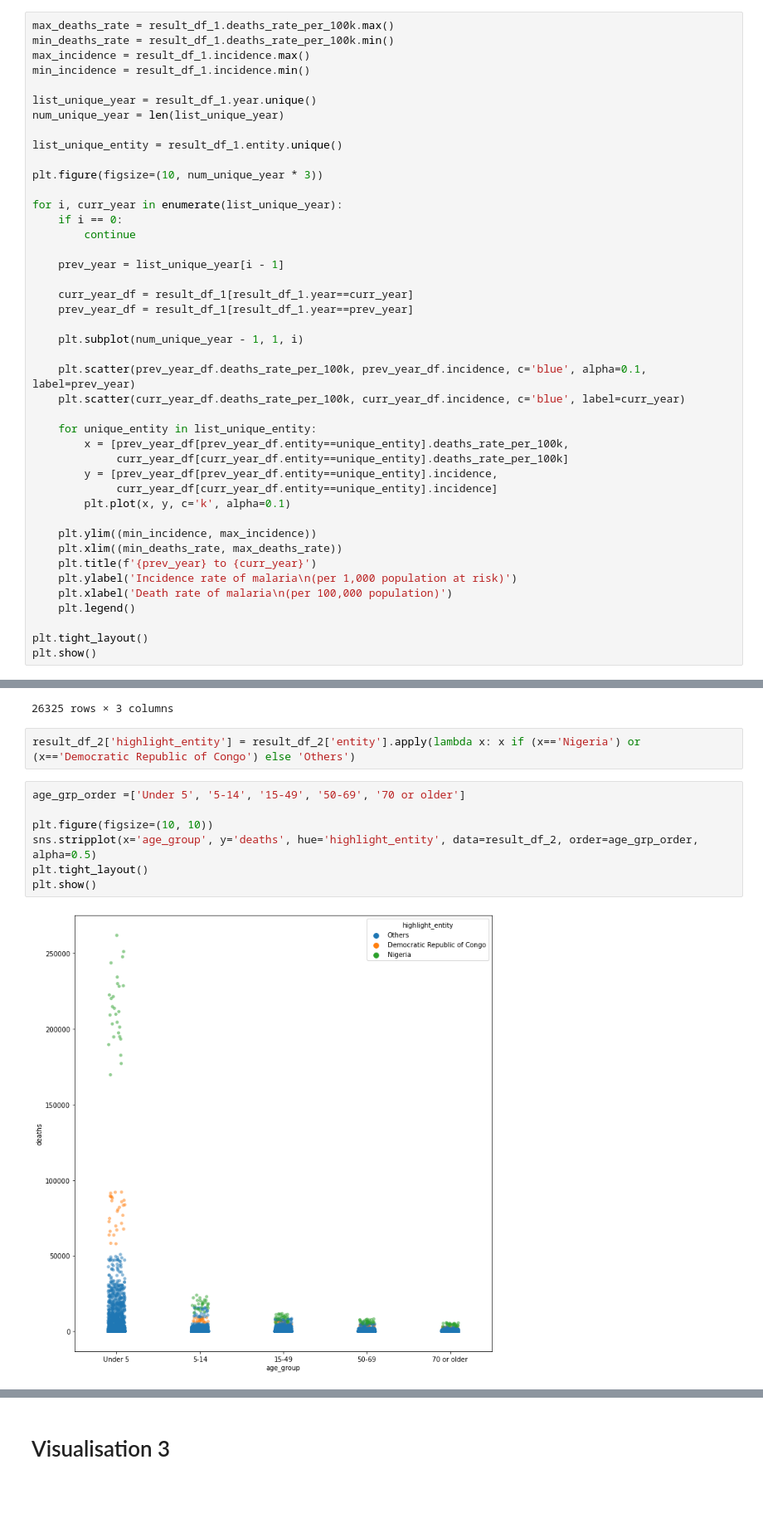
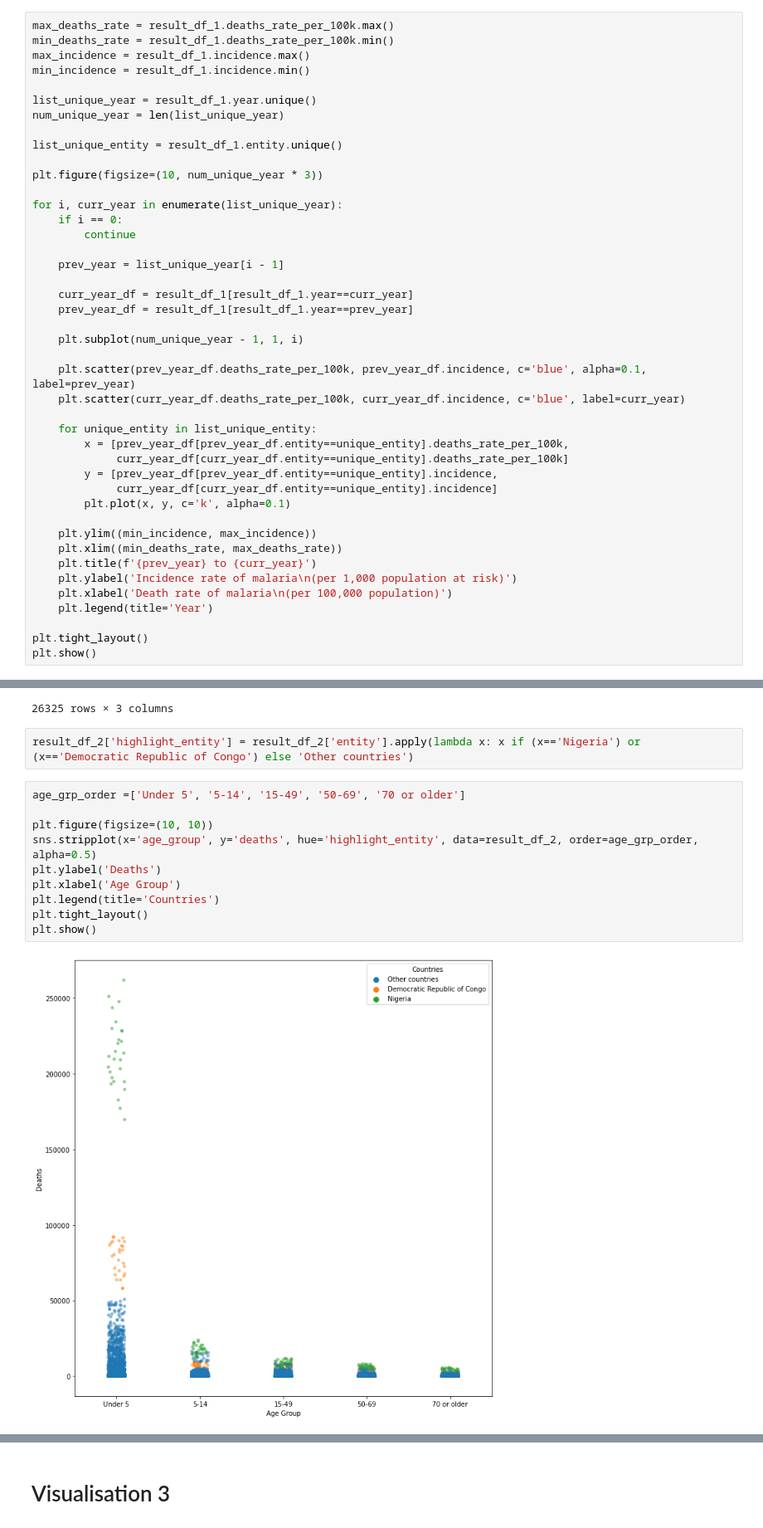
Before and after one commit to simonchuth/sgh_assessment, a Jupyter notebook: malaria_notebook.ipynb, the cells around one changed output, grey strips where cells are left out. Shown at 83% size. Saved outputs shown, nothing was run; the diff lists cells and outputs as text; blank space fills up the shorter version.

Commit message:
Writeup for visualisation 2

```diff
--- a/malaria_notebook.ipynb
+++ b/malaria_notebook.ipynb
@@ -355,7 +355,7 @@ for i, curr_year in enumerate(list_unique_year):
     plt.title(f'{prev_year} to {curr_year}')
     plt.ylabel('Incidence rate of malaria\n(per 1,000 population at risk)')
     plt.xlabel('Death rate of malaria\n(per 100,000 population)')
-    plt.legend()
+    plt.legend(title='Year')
 
 plt.tight_layout()
 plt.show()
@@ -389,13 +393,16 @@ result_df_2
 | 26324 | Zimbabwe | 50-69 | 97.402058 |
 26325 rows × 3 columns
 # %%
-result_df_2['highlight_entity'] = result_df_2['entity'].apply(lambda x: x if (x=='Nigeria') or (x=='Democratic Republic of Congo') else 'Others')
+result_df_2['highlight_entity'] = result_df_2['entity'].apply(lambda x: x if (x=='Nigeria') or (x=='Democratic Republic of Congo') else 'Other countries')
 # %%
 age_grp_order =['Under 5', '5-14', '15-49', '50-69', '70 or older']
 
 plt.figure(figsize=(10, 10))
 sns.stripplot(x='age_group', y='deaths', hue='highlight_entity', data=result_df_2, order=age_grp_order, alpha=0.5)
+plt.ylabel('Deaths')
+plt.xlabel('Age Group')
+plt.legend(title='Countries')
 plt.tight_layout()
 plt.show()
 # %% [output]
-[figure, old version]
+[figure, new version]
```
Also changed, not shown: parts of 3 cells of this notebook.
